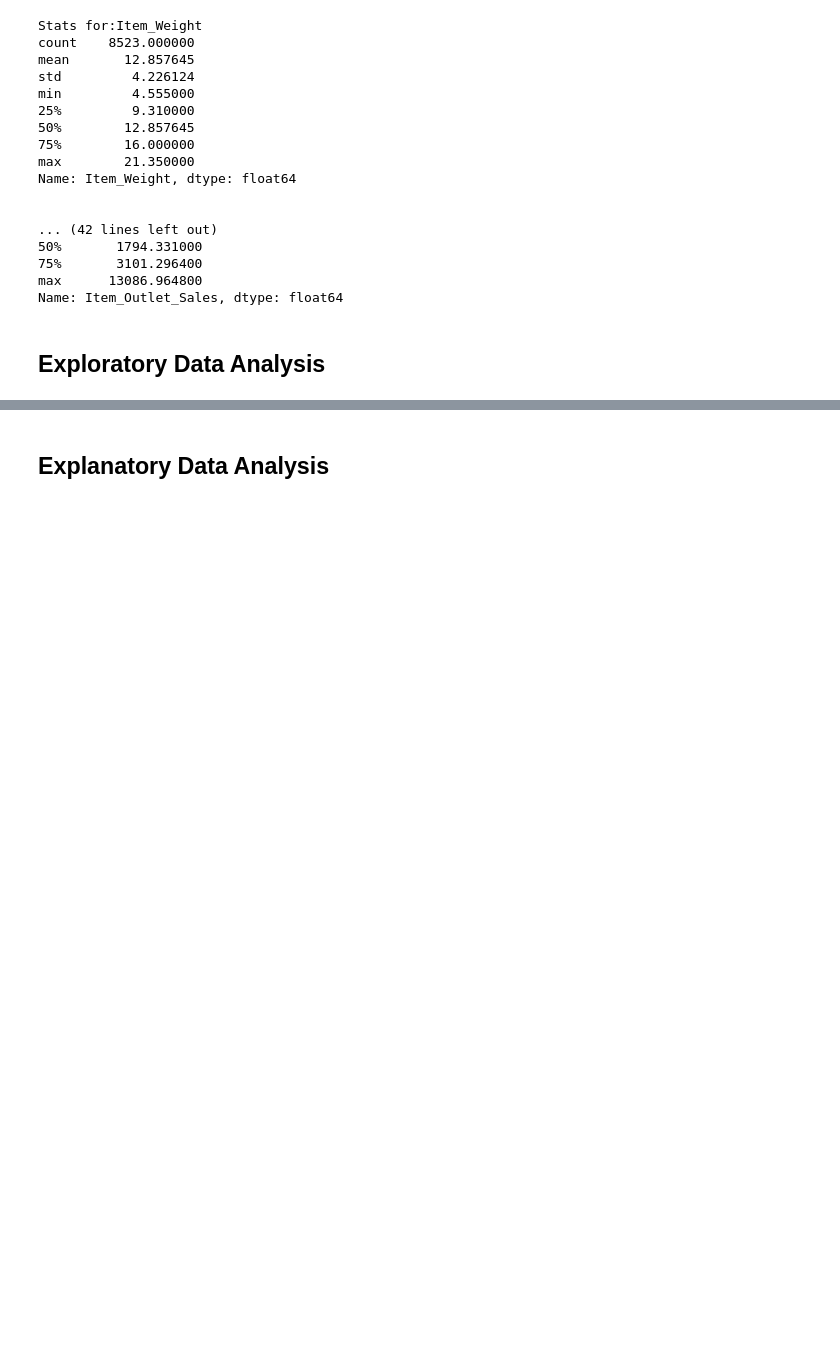
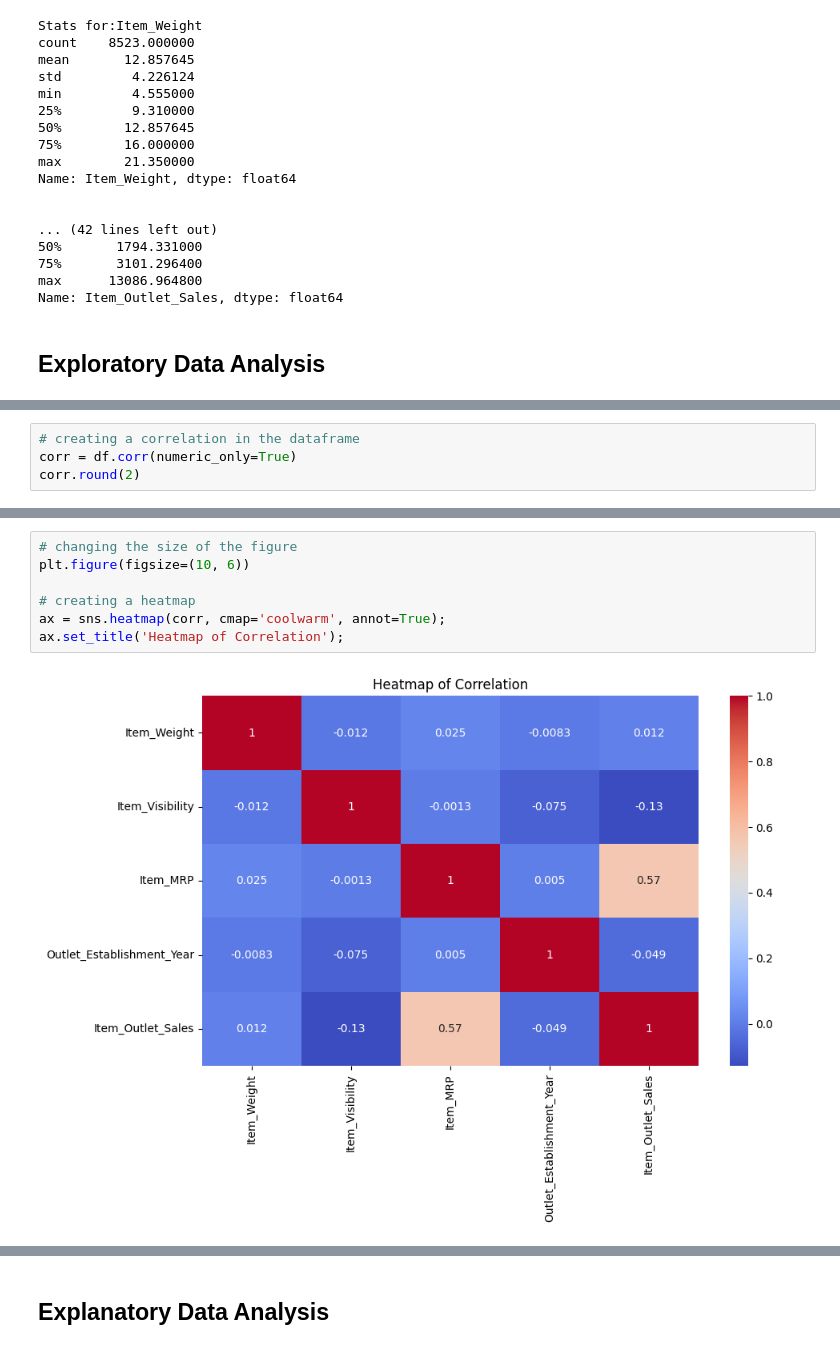
Before and after one commit to chrishunt11/Sales-Prediction-Model, a Jupyter notebook: Prediction_of_Product_Sales.ipynb, the cells around one changed output, grey strips where cells are left out. Drawn from its saved outputs; the diff is of its cells as text; blank space fills up the shorter version.

```diff
--- a/Prediction_of_Product_Sales.ipynb
+++ b/Prediction_of_Product_Sales.ipynb
@@ -337,0 +342,4 @@ Name: Item_Outlet_Sales, dtype: float64
+# %%
+# creating a correlation in the dataframe
+corr = df.corr(numeric_only=True)
+corr.round(2)
@@ -337,0 +353,9 @@ Name: Item_Outlet_Sales, dtype: float64
+# %%
+# changing the size of the figure
+plt.figure(figsize=(10, 6))
+
+# creating a heatmap
+ax = sns.heatmap(corr, cmap='coolwarm', annot=True);
+ax.set_title('Heatmap of Correlation');
+# %% [output]
+[figure, added]
```
Also changed, not shown: parts of 27 cells of this notebook.
